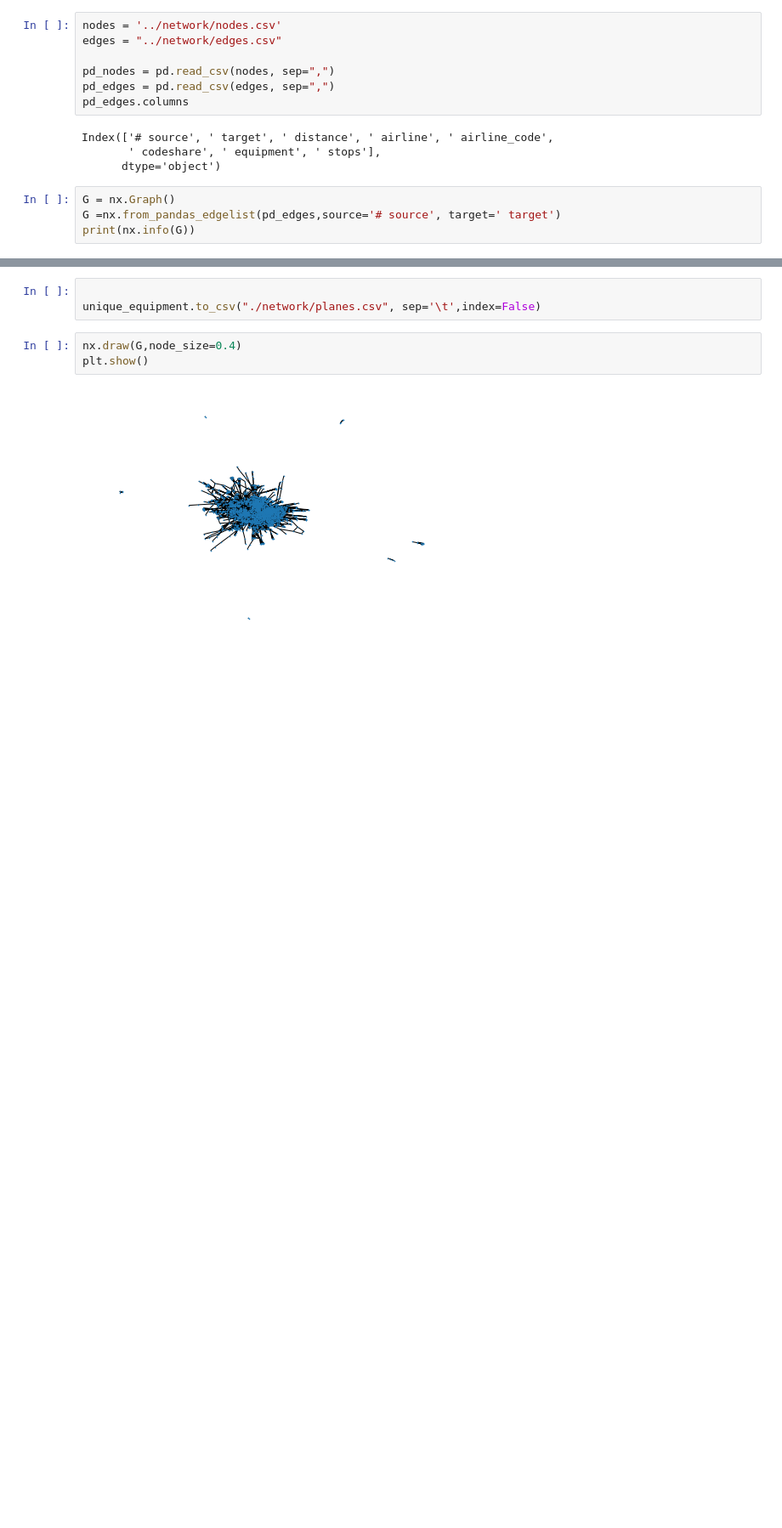
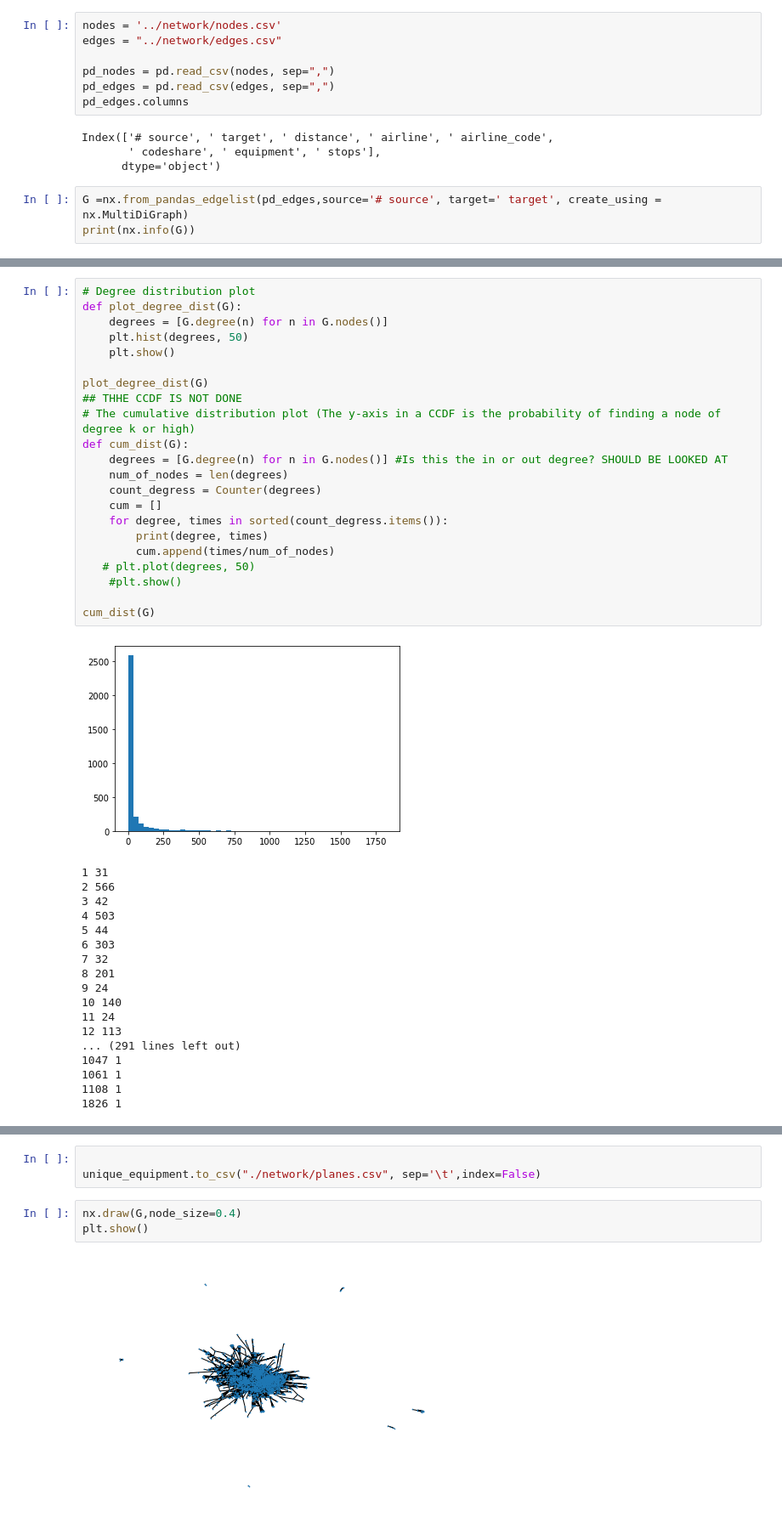
Before and after one commit to NicolaClark/TGNAP2021, a Jupyter notebook: notebooks/notebook.ipynb, the cells around one changed output, grey strips where cells are left out. Shown: that part at 85% size. Cells and saved outputs as stored; diff of their text form; blank space fills up the shorter version.

```diff
--- a/notebooks/notebook.ipynb
+++ b/notebooks/notebook.ipynb
@@ -52,7 +39,6 @@ Index(['# source', ' target', ' distance', ' airline', ' airline_code',
        ' codeshare', ' equipment', ' stops'],
       dtype='object')
 # %%
-G = nx.Graph()
-G =nx.from_pandas_edgelist(pd_edges,source='# source', target=' target')
+G =nx.from_pandas_edgelist(pd_edges,source='# source', target=' target', create_using = nx.MultiDiGraph)
 print(nx.info(G))
 # %% [output]
@@ -60 +96,42 @@ Graph with 3214 nodes and 18859 edges
+# %%
+# Degree distribution plot
+def plot_degree_dist(G):
+    degrees = [G.degree(n) for n in G.nodes()]
+    plt.hist(degrees, 50)
+    plt.show()
+
+plot_degree_dist(G)
+## THHE CCDF IS NOT DONE
+# The cumulative distribution plot (The y-axis in a CCDF is the probability of finding a node of degree k or high)
+def cum_dist(G):
+    degrees = [G.degree(n) for n in G.nodes()] #Is this the in or out degree? SHOULD BE LOOKED AT
+    num_of_nodes = len(degrees)
+    count_degress = Counter(degrees)
+    cum = []
+    for degree, times in sorted(count_degress.items()):
+        print(degree, times)
+        cum.append(times/num_of_nodes)
+   # plt.plot(degrees, 50)
+    #plt.show()
+
+cum_dist(G)
+# %% [output]
+[figure, added]
+1 31
+2 566
+3 42
+4 503
+5 44
+6 303
+7 32
+8 201
+9 24
+10 140
+11 24
+12 113
+... (291 lines left out)
+1047 1
+1061 1
+1108 1
+1826 1
 # %%
```
Also changed, not shown: parts of 10 cells of this notebook, 1 other file.
